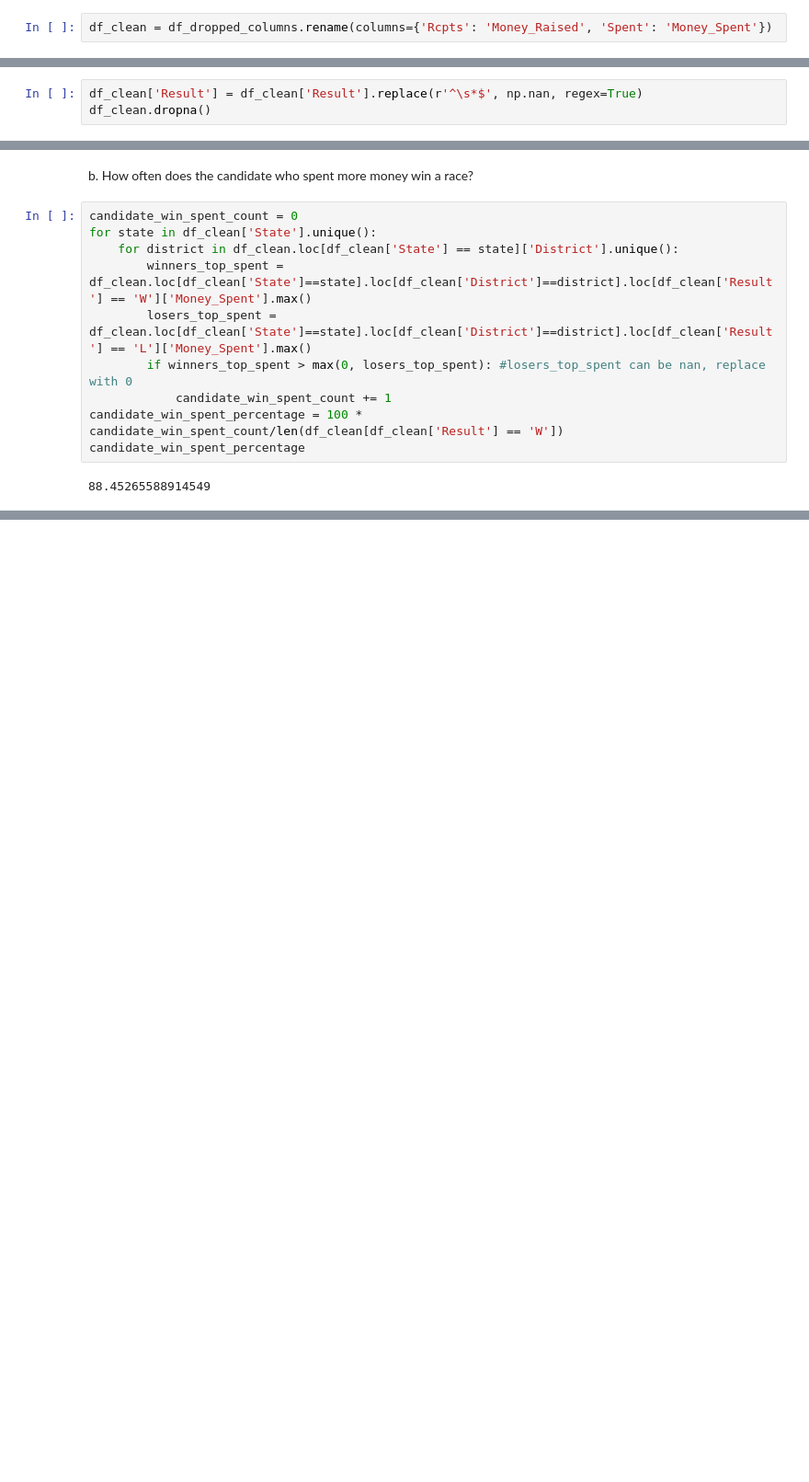
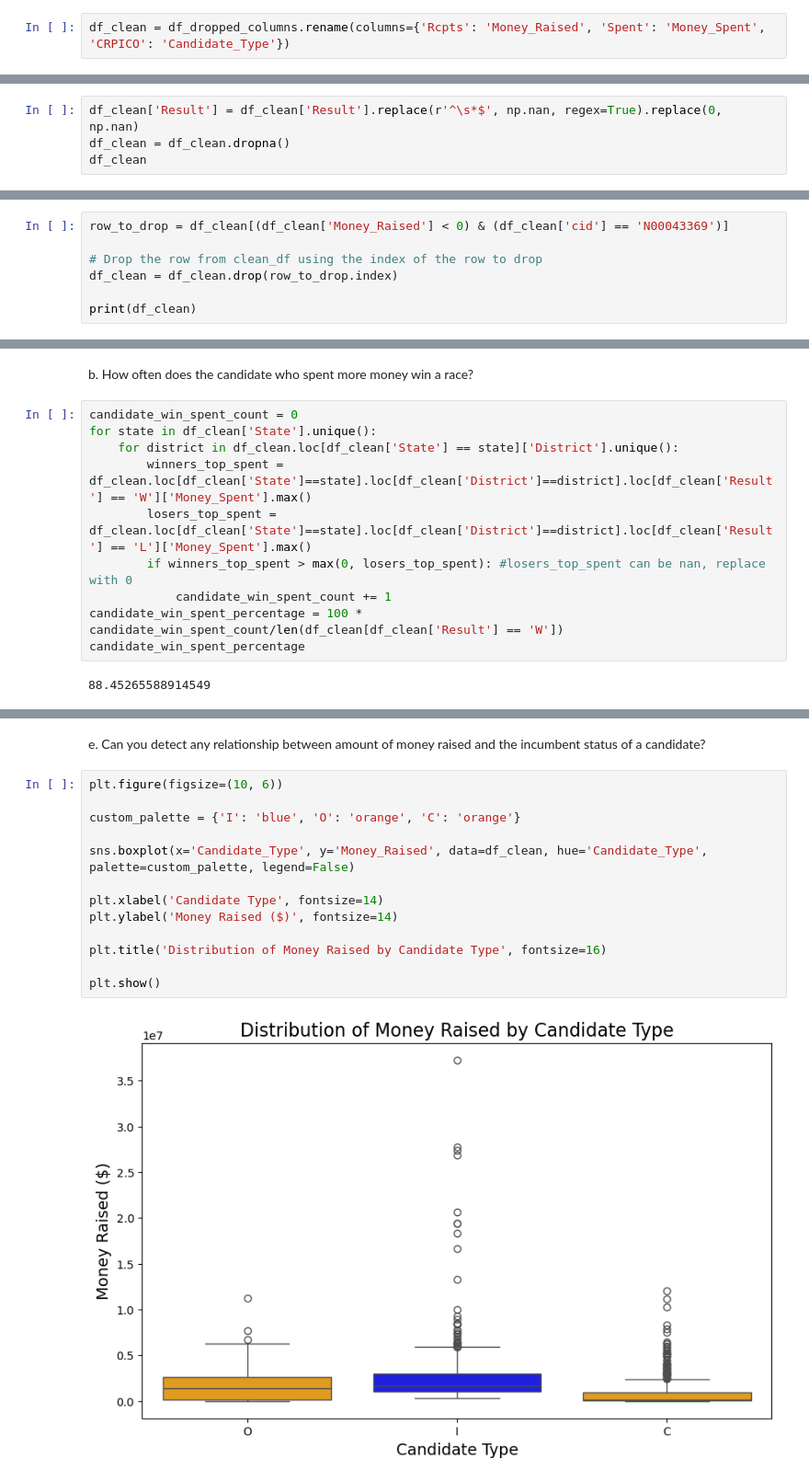
Before and after one commit to nss-data-science-cohort-8/open-secrets-three-musketeers, a Jupyter notebook: notebooks/Data_Analysis_politicaldistribution_LJ.ipynb, the cells around one changed output, grey strips where cells are left out. Shown at 92% size. Saved outputs shown, nothing was run; the diff lists cells and outputs as text; blank space fills up the shorter version.

```diff
--- a/notebooks/Data_Analysis_politicaldistribution_LJ.ipynb
+++ b/notebooks/Data_Analysis_politicaldistribution_LJ.ipynb
@@ -21,14 +22,15 @@ full_df = pd.read_csv('../open-secrets-three-musketeers/data/full_df.csv')
 # %%
 df_dropped_columns = full_df.drop(columns=['Incumbent', 'IncCID', 'capeye', 'SmLgIndivsNote', 'DistIDCurr', 'PACs', 'Indivs', 'Cand', 'Other', 'ReleaseDate', 'enddate'])
 # %%
-df_clean = df_dropped_columns.rename(columns={'Rcpts': 'Money_Raised', 'Spent': 'Money_Spent'})
+df_clean = df_dropped_columns.rename(columns={'Rcpts': 'Money_Raised', 'Spent': 'Money_Spent', 'CRPICO': 'Candidate_Type'})
 # %% [markdown]
 How often does the candidate who raised more money win a race?
 
 would we loop through wins over losses in a specific district and then calculate the probability?
 # %%
-df_clean['Result'] = df_clean['Result'].replace(r'^\s*$', np.nan, regex=True)
-df_clean.dropna()
+df_clean['Result'] = df_clean['Result'].replace(r'^\s*$', np.nan, regex=True).replace(0, np.nan)
+df_clean = df_clean.dropna()
+df_clean
 # %% [output]
 |  | cid | FirstLastP | Money_Raised | Money_Spent | EndCash | LgIndivs | SmIndivs | VotePercent | Result | ... |
 | 0 | N00044245 | Jerry Carl (R) | 1971321.50 | 1859348.91 | 111972.59 | 999616.34 | 44579.61 | 64.88 | W | ... |
@@ -43,3 +45,10 @@ df_clean.dropna()
 | 1259 | N00035504 | Liz Cheney (R) | 3003883.34 | 3060166.78 | 153567.15 | 980348.72 | 189646.74 | 68.60 | W | ... |
 | 1260 | N00047272 | Lynnette Grey Bull (D) | 134597.32 | 132234.75 | 2362.57 | 65975.00 | 64222.32 | 24.60 | L | ... |
 893 rows × 15 columns
+# %%
+row_to_drop = df_clean[(df_clean['Money_Raised'] < 0) & (df_clean['cid'] == 'N00043369')]
+
+# Drop the row from clean_df using the index of the row to drop
+df_clean = df_clean.drop(row_to_drop.index)
+
+print(df_clean)
@@ -94,0 +129,17 @@ plt.show()
+# %% [markdown]
+e. Can you detect any relationship between amount of money raised and the incumbent status of a candidate?
+# %%
+plt.figure(figsize=(10, 6))
+
+custom_palette = {'I': 'blue', 'O': 'orange', 'C': 'orange'}
+
+sns.boxplot(x='Candidate_Type', y='Money_Raised', data=df_clean, hue='Candidate_Type', palette=custom_palette, legend=False)
+
+plt.xlabel('Candidate Type', fontsize=14)
+plt.ylabel('Money Raised ($)', fontsize=14)
+
+plt.title('Distribution of Money Raised by Candidate Type', fontsize=16)
+
+plt.show()
+# %% [output]
+[figure, added]
```
Also changed, not shown: parts of 12 cells of this notebook.
